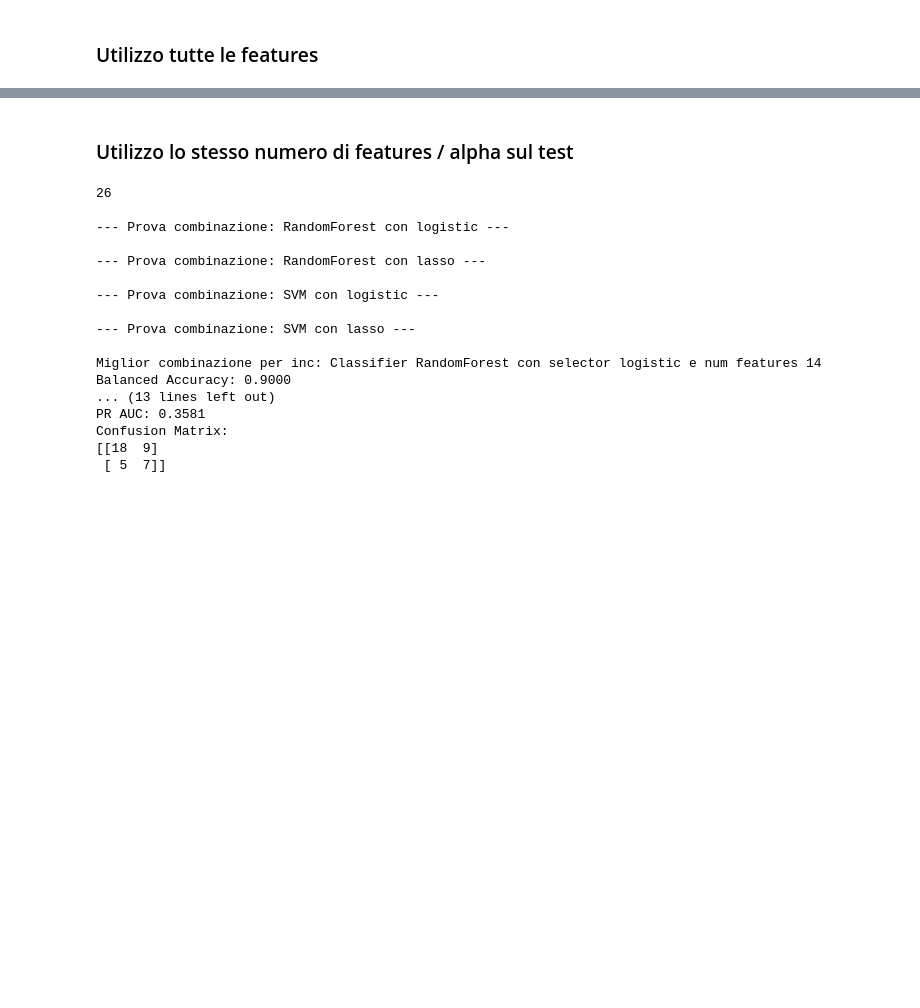
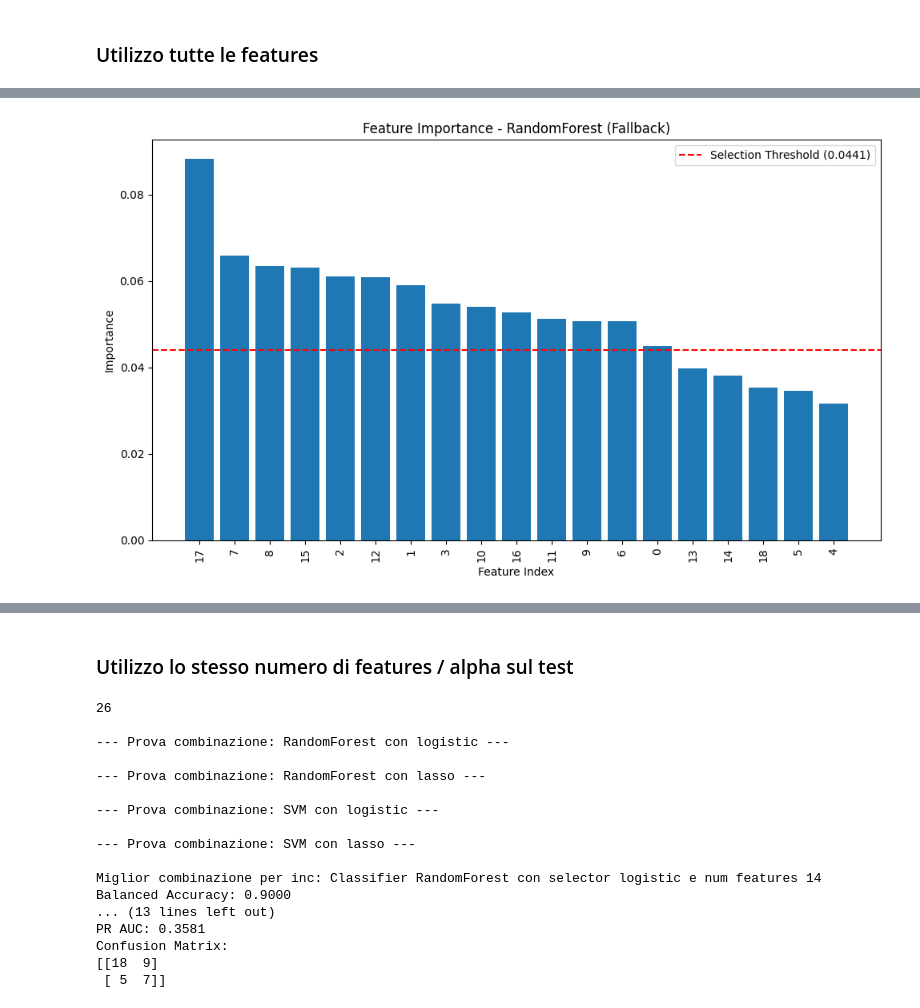
Before and after one commit to alessiamenozzi/TesiBaroniMenozzi, a Jupyter notebook: ClassificatoriFINAL/Class2DCombinatoCrossVal.ipynb, the cells around one changed output, grey strips where cells are left out. Cells and saved outputs as stored; diff of their text form; code cells hidden in the pictures; blank space fills up the shorter version.

Commit message:
Aggiunta importance

```diff
--- a/ClassificatoriFINAL/Class2DCombinatoCrossVal.ipynb
+++ b/ClassificatoriFINAL/Class2DCombinatoCrossVal.ipynb
@@ -1128,7 +1185,7 @@ sorted_results = sorted(sorted_results, key=functools.cmp_to_key(compare_items),
 # %% [markdown]
 ### mostro migliori combo
 # %%
-n=2
+n=10
 best_combinations = sorted_results[:n] ## mostrando le n migliori configurazioni
 
 print(f"Migliori {n} combinazioni di parametri:")
@@ -1462,14 +1586,14 @@ def classification_method_selector_fixed(classifier, selector, x_train, y_train,
 
     return best_case
 # %%
-file_path = r"\Users\bsbar\Desktop\Combinazionefeatures_RadWav_INCEPTION_CrossVal_09_005.csv"  # Sostituisci con il tuo percorso del file
+file_path = r"\Users\bsbar\Desktop\Combinazionefeatures_RadWav_INCEPTION_imagenet_fullimage.csv"  # Sostituisci con il tuo percorso del file
 df = pd.read_csv(file_path)
 
 # Droppa la prima colonna
 X = df.drop(df.columns[0], axis=1).values
 
 Y_train1, y_test, X_train1, X_test= train_test_split(labels, X, test_size=0.3, shuffle=False)
-Y_train, y_val, X_train, X_val= train_test_split(Y_train1, X_train1, test_size=0.3, shuffle=True, random_state=3, stratify=Y_train1)
+Y_train, y_val, X_train, X_val= train_test_split(Y_train1, X_train1, test_size=0.3, shuffle=True, random_state=4, stratify=Y_train1)
 
 print(X_train.shape)
 print(Y_train)
@@ -1535,0 +1606,67 @@ Confusion Matrix:
+# %%
+classifiers = ["SVM", "RandomForest", "MLP", "XgBoost", 'ensemble', 'Logistic']  # Lista dei classificatori
+best_classifier = None
+best_results = None
+
+# Variabili per memorizzare il miglior punteggio
+best_balanced_accuracy = -1
+best_roc_auc = -1
+
+# Loop su ciascun classificatore
+for classifier in classifiers:
+    print(f"\n--- Risultati per {classifier} (Validation) ---")
+
+    # Risultati sul validation set
+    results = classification_method_features_fixed(classifier, X_train, Y_train, X_val, y_val)
+
+    # Verifica se questo classificatore ha la migliore balanced accuracy
+    if results['balanced_accuracy'] > best_balanced_accuracy:
+        best_balanced_accuracy = results['balanced_accuracy']
+        best_roc_auc = results['roc_auc']  # Aggiorna anche ROC AUC
+        best_classifier = classifier
+        best_results = results
+    # In caso di parità sulla balanced accuracy, guarda la ROC AUC
+    elif results['balanced_accuracy'] == best_balanced_accuracy and results['roc_auc'] > best_roc_auc:
+        best_roc_auc = results['roc_auc']
+        best_classifier = classifier
+        best_results = results
+
+# Miglior classificatore trovato
+print(f"\n--- Miglior classificatore: {best_classifier} ---")
+print(f"Balanced Accuracy: {best_results['balanced_accuracy']:.4f}")
+print(f"ROC AUC: {best_results['roc_auc']:.4f}")
+print(f"F1 Score: {best_results['f1']:.4f}")
+print(f"Confusion Matrix (Validation):\n{best_results['confusion_matrix']}")
+
+# Test senza feature importance
+print(f"\n--- Risultati per {best_classifier} (Test senza feature importance) ---")
+results_no_importance = classification_method_features_fixed(best_classifier, X_train1, Y_train1, X_test, y_test)
+
+# Stampa i risultati finali sul test set (senza feature importance)
+print(f"Classifier: {results_no_importance['classifier']}")
+print(f"F1 Score: {results_no_importance['f1']:.4f}")
+print(f"ROC AUC: {results_no_importance['roc_auc']:.4f}")
+print(f"PR AUC: {results_no_importance['pr_auc']:.4f}")
+print(f"Accuracy: {results_no_importance['accuracy']:.4f}")
+print(f"Balanced Accuracy: {results_no_importance['balanced_accuracy']:.4f}")
+print(f"Best Threshold: {results_no_importance['best_threshold']}")
+print(f"Confusion Matrix (Test):\n{results_no_importance['confusion_matrix']}")
+
+# Test con feature importance (RandomForest come default se il classificatore non ha feature importance)
+print(f"\n--- Risultati per {best_classifier} (Test con feature importance) ---")
+if hasattr(best_classifier, 'feature_importances_'):
+    results_importance = classification_method_features_fixed_importance(best_classifier, X_train1, Y_train1, X_test, y_test)
+else:
+    print(f"\nIl classificatore {best_classifier} non supporta le feature importance. Userò RandomForest come fallback.")
+    results_importance = classification_method_features_fixed_importance('RandomForest', X_train1, Y_train1, X_test, y_test)
+
+# Stampa i risultati finali sul test set (con feature importance)
+print(f"Classifier: {results_importance['classifier']}")
+print(f"F1 Score: {results_importance['f1']:.4f}")
+print(f"ROC AUC: {results_importance['roc_auc']:.4f}")
+print(f"PR AUC: {results_importance['pr_auc']:.4f}")
+print(f"Accuracy: {results_importance['accuracy']:.4f}")
+print(f"Balanced Accuracy: {results_importance['balanced_accuracy']:.4f}")
+print(f"Best Threshold: {results_importance['best_threshold']}")
+print(f"Confusion Matrix (Test):\n{results_importance['confusion_matrix']}")
+# %% [output]
@@ -1535,0 +1690 @@ Confusion Matrix:
+[figure, added]
```
Also changed, not shown: parts of 16 cells of this notebook, 1 other file.
